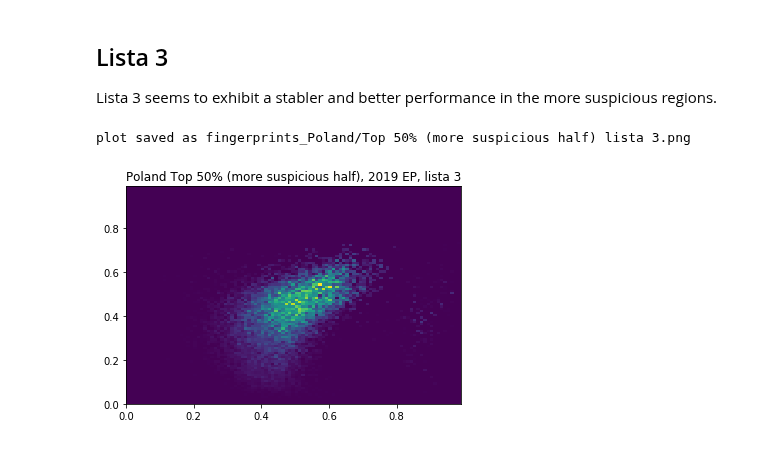
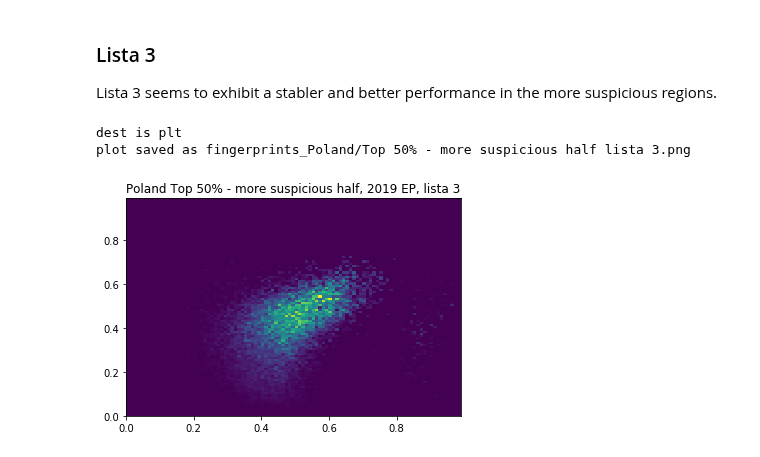
Before and after one commit to brezniczky/ep_elections_2019_hun, a Jupyter notebook: Poland 2019 EP Elections.ipynb, the cells around one changed output. Saved outputs shown, nothing was run; the diff lists cells and outputs as text; code cells hidden in the pictures.

```diff
--- a/Poland 2019 EP Elections.ipynb
+++ b/Poland 2019 EP Elections.ipynb
@@ -96,14 +123,15 @@ plot saved as fingerprints_Poland/Bottom 50% lista 4.png
 # %% [markdown]
-## Lista 3
+### Lista 3
 
 Lista 3 seems to exhibit a stabler and better performance in the more suspicious regions.
 # %%
 top_50_to = int(len(ranking) / 2)
 areas = ranking.index[:top_50_to]
-pr.plot_PL_fingerprint(merged, info, areas, "Top 50% (more suspicious half)", 3)
+pr.plot_PL_fingerprint(merged, info, areas, "Top 50% - more suspicious half", 3)
 # %% [output]
-plot saved as fingerprints_Poland/Top 50% (more suspicious half) lista 3.png
+dest is plt
+plot saved as fingerprints_Poland/Top 50% - more suspicious half lista 3.png
-[figure, old version]
+[figure, new version]
 # %%
 top_50_to = int(len(ranking) / 2)
 areas = ranking.index[top_50_to:]
```
Also changed, not shown: parts of 19 cells of this notebook, 6 other files.
